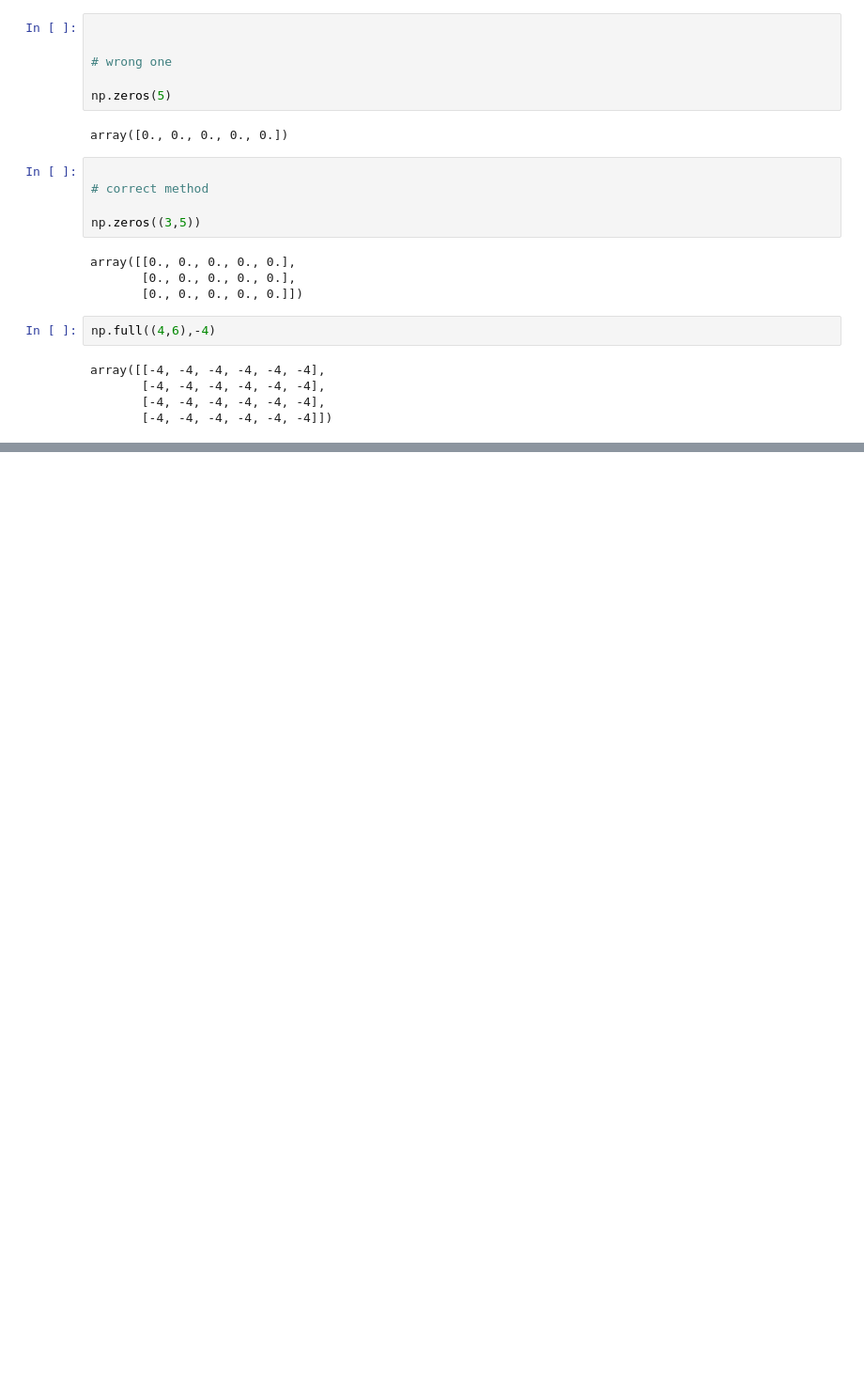
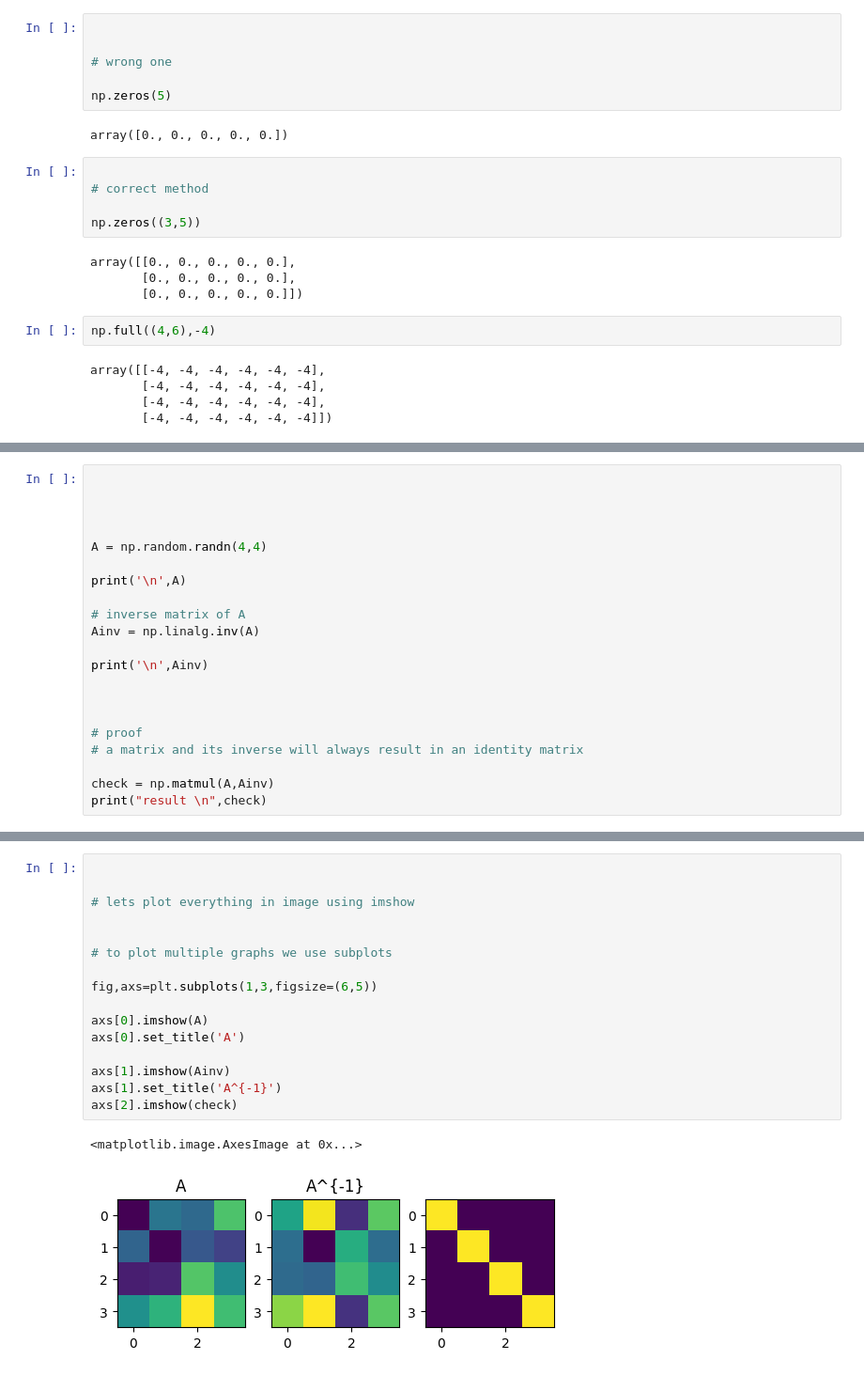
Before and after one commit to thanga-v2/Applied-Math-for-ML-and-AI, a Jupyter notebook: Matrices.ipynb, the cells around one changed output, grey strips where cells are left out. Shown at 94% size. Cells and saved outputs as stored; diff of their text form; blank space fills up the shorter version.

```diff
--- a/Matrices.ipynb
+++ b/Matrices.ipynb
@@ -61,0 +278,21 @@ ValueError: operands could not be broadcast together with shapes (2,2) (3,2)
+# %%
+
+
+
+
+A = np.random.randn(4,4)
+
+print('\n',A)
+
+# inverse matrix of A
+Ainv = np.linalg.inv(A)
+
+print('\n',Ainv)
+
+
+
+# proof
+# a matrix and its inverse will always result in an identity matrix
+
+check = np.matmul(A,Ainv)
+print("result \n",check)
@@ -61,0 +314,19 @@ ValueError: operands could not be broadcast together with shapes (2,2) (3,2)
+# %%
+
+
+# lets plot everything in image using imshow
+
+
+# to plot multiple graphs we use subplots
+
+fig,axs=plt.subplots(1,3,figsize=(6,5))
+
+axs[0].imshow(A)
+axs[0].set_title('A')
+
+axs[1].imshow(Ainv)
+axs[1].set_title('A^{-1}')
+axs[2].imshow(check)
+# %% [output]
+<matplotlib.image.AxesImage at 0x...>
+[figure, added]
```
Also changed, not shown: parts of 15 cells of this notebook, 1 other file.
